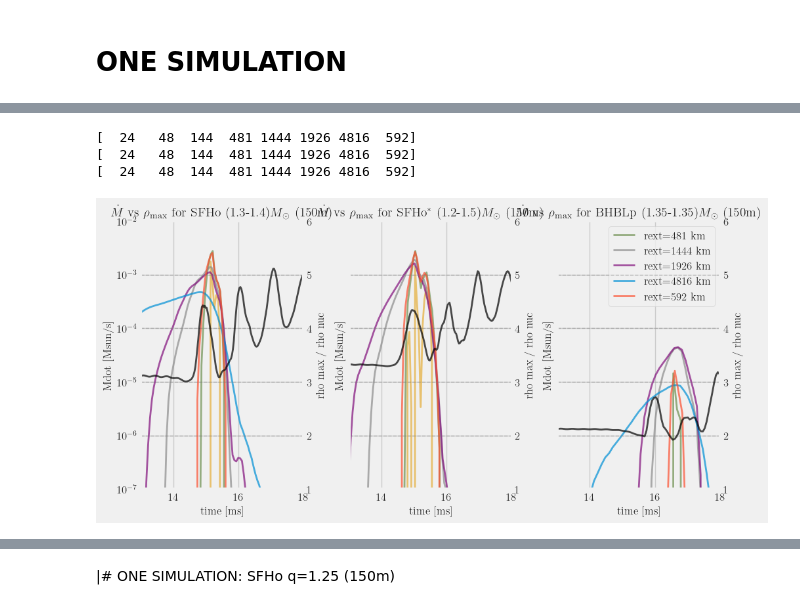
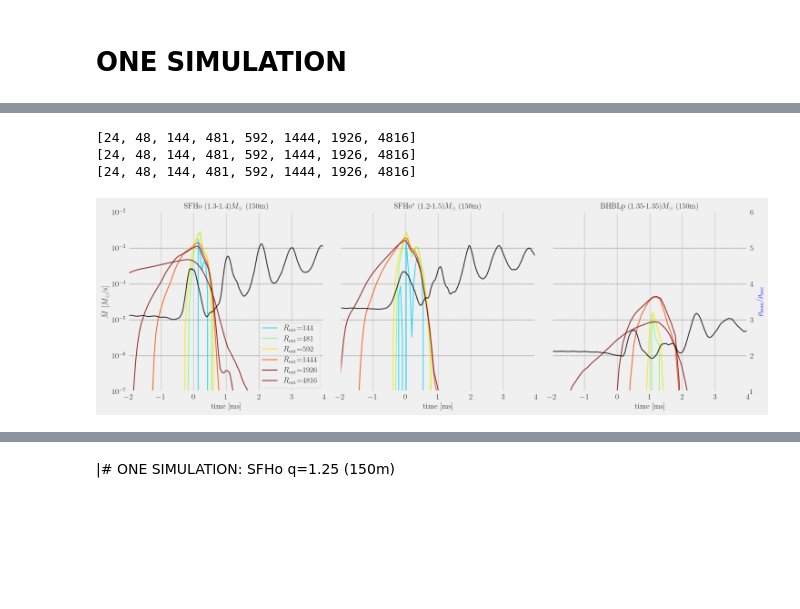
Before and after one commit to vsevolodnedora/PBA_projects, a Jupyter notebook: knafg/knafg_kenta/ejecta_analysis.ipynb, the cells around one changed output, grey strips where cells are left out. Saved outputs shown, nothing was run; the diff lists cells and outputs as text; code cells hidden in the pictures; blank space fills up the shorter version.

```diff
--- a/knafg/knafg_kenta/ejecta_analysis.ipynb
+++ b/knafg/knafg_kenta/ejecta_analysis.ipynb
@@ -23,7 +23,7 @@ color_pal = sns.color_palette(n_colors=len(df))
 np.set_printoptions(precision=2)
 
 figs = os.getcwd()+"/figs/"
-pdfs = "/home/vsevolod/Work/GIT/overleaf/kenta/figs/"
+pdfs = "/home/vsevolod/Work/GIT/overleaf/knafg_model_paper/figs/"
 # %%
 # Collate data for simulations (USE ONLY ONCE)\
 for sim_key, sim_dic in SIMS.items():
@@ -346,27 +366,36 @@ def get_tret_arr(r : float, vinf_ave0 : np.ndarray) -> np.ndarray:
     vinf_ave0 = .7
     return (r*1000.*100./vinf_ave0/PBA.utils.cgs.c) * 1e3 # ms
 # %%
-def plot_rho_mdot_rext(sim_dics:list[dict], ylim=(1e-7, 1e-2), ylim2=(1, 6), xlim=(13, 18)) -> None:
-    fig, axes = plt.subplots(ncols=len(sim_dics), nrows=1, figsize=(10,5), sharey='all')
+color_pal_ = sns.color_palette(n_colors=10)
+norm = Normalize(vmin=0,vmax=6)
+cmap = plt.cm.get_cmap('jet')
+def plot_rho_mdot_rext(sim_dics:list[dict], ylim=(1e-7, 1e-2), ylim2=(1, 6), xlim=(-2, 4), crit="fast") -> None:
+    fig, axes = plt.subplots(ncols=len(sim_dics), nrows=1, figsize=(15,5), sharey='all')
     for i, sim_dic in enumerate(sim_dics):
 
 
         data = PBA.id_kenta.Data(fpath_rhomax=sim_dic["datadir"]+sim_dic["rhomax"],
                                  fpath_mdot=sim_dic["datadir"]+sim_dic["mdot_extract"])
-        rext = data.get_rext()
+        rext = sorted(data.get_rext())
         print(rext)
 
 
         time = data.df_mdot["time"]
-        color_pal = sns.color_palette(n_colors=len(rext))
+        #color_pal = sns.color_palette(n_colors=len(rext)+1)
+
+        tmerg = sim_dic["tmerg"]
 
         ax = axes[i]
-        for i, r in enumerate(rext):
+        for j, r in enumerate(rext):
             tret = get_tret(r=r) # ms
-            tret = get_tret_arr(r=r,vinf_ave0=data.df_mdot[f"vave_fast"]) # ms
-            if np.sum(data.df_mdot[f"mdot_fast_r{r}"]) > 0:
-                ax.plot(time - tret, data.df_mdot[f"mdot_fast_r{r}"],
-                        color=color_pal[i], label=f"rext={r} km",lw=2,alpha=.7)
+            tret = get_tret_arr(r=r,vinf_ave0=data.df_mdot[f"vave_{crit}"]) # ms
+            # ax.plot(time - tret- tmerg, data.df_mdot[f"mdot_fast_r{r}"],
+            #             color=color_pal_[j], label=r"$R_{\rm ext}$"+f"={r} [km]",lw=1,alpha=.9)
+            vals = data.df_mdot[f"mdot_{crit}_r{r}"]
+            if np.sum(vals) > 1e-10:
+                ax.plot(time - tret- tmerg, vals, #color=color_pal_[j],
+                        color=cmap(norm(j)),
+                        label=r"$R_{\rm ext}$"+f"={r}",lw=1.5,alpha=.8)
 
         # for i, r in enumerate(rext):
             # ax.plot(data.df_mdot["time"], data.df_mdot[f"mdot_fast_r{r}"],color=color_pal[i])
@@ -374,41 +403,52 @@ def plot_rho_mdot_rext(sim_dics:list[dict], ylim=(1e-7, 1e-2), ylim2=(1, 6), xli
             # df.plot("time",f"mdot_fast_r{r}",ax=ax,color=color_pal[i])
 
 
         ax2 = ax.twinx()
-        ax2.plot(data.df_rho["time"], data.df_rho[f"rho_max"],color='black',lw=2,alpha=.7)
+        ax2.plot(data.df_rho["time"]-tmerg, data.df_rho[f"rho_max"], color='black',lw=1.5,alpha=.8)
 
         # df.plot("time",f"rho_max",ax=ax2,color="black")
 
         ax.set_xlabel("time [ms]", fontsize=12)
-        ax.set_ylabel("Mdot [Msun/s]", fontsize=12)
-        ax2.set_ylabel("rho max / rho nuc", fontsize=12)
+        #ax.set_ylabel("Mdot [Msun/s]", fontsize=12)
+        #ax2.set_ylabel("rho max / rho nuc", fontsize=12)
         ax.set_yscale("log")
         # ax2.set_yscale("log")
         # ax.grid(color='black')
         ax2.grid(color='gray',ls='--',alpha=.5)
         ax2.tick_params(labelsize=12)
         # ax.legend(loc='lower right', fontsize=12)
         ax.tick_params(labelsize=12)
         if len(ylim) > 0 : ax.set_ylim(*ylim)
         if len(ylim2) > 0 : ax2.set_ylim(*ylim2)
         if len(xlim) > 0 : ax.set_xlim(*xlim)
-        ax.set_title(r"$\dot{M}$ vs $\rho_{\rm max}$" + f" for {sim_dic['label']}", fontsize=14)
-    axes[-1].legend(loc='upper right', fontsize=12)
+
+        ax.set_title(sim_dic['label'], fontsize=12)#(r"$\dot{M}$ vs $\rho_{\rm max}$" + f" for {sim_dic['label']}", fontsize=14)
+
+        if i!=len(sim_dics)-1:
+            ax2.yaxis.set_ticklabels([])
+        if i == 0:
+            ax.legend(fontsize=12,loc='lower right')
+
+    # axes[-1].legend(loc='lower right', fontsize=12)
+    axes[0].set_ylabel(r"$\dot{M}$ [$M_{\odot}$/s]", fontsize=12)
+    ax2.set_ylabel(r"$\rho_{\rm max}/\rho_{\rm nuc}$", color="blue",fontsize=12)
+
     plt.tight_layout()
     plt.savefig(figs+"mdot_rhomax.png",dpi=256)
+    plt.savefig(pdfs+"mdot_rext_rhomax.pdf")
     plt.show()
 
     # data.df_mdot.plot("time","mdot_fast_r48")
     # data.df_mdot.plot("time","mdot_fast_r144")
     # data.df_mdot.plot("time","mdot_fast_r482")
     # data.df_mdot.plot("time","mdot_fast_r144")
 plot_rho_mdot_rext([SIMULATIONS["SFHo_13_14_res150"],
                     SIMULATIONS["SFHo_12_15_res150_B15_HLLD"],
                     SIMULATIONS["BHBLp_135_135_res150"]])
 # %% [output]
-[  24   48  144  481 1444 1926 4816  592]
-[  24   48  144  481 1444 1926 4816  592]
-[  24   48  144  481 1444 1926 4816  592]
+[24, 48, 144, 481, 592, 1444, 1926, 4816]
+[24, 48, 144, 481, 592, 1444, 1926, 4816]
+[24, 48, 144, 481, 592, 1444, 1926, 4816]
-[figure, old version]
+[figure, new version]
 # %%
 # print(data.get_rext())
```
Also changed, not shown: parts of 11 cells of this notebook, 8 other files.
